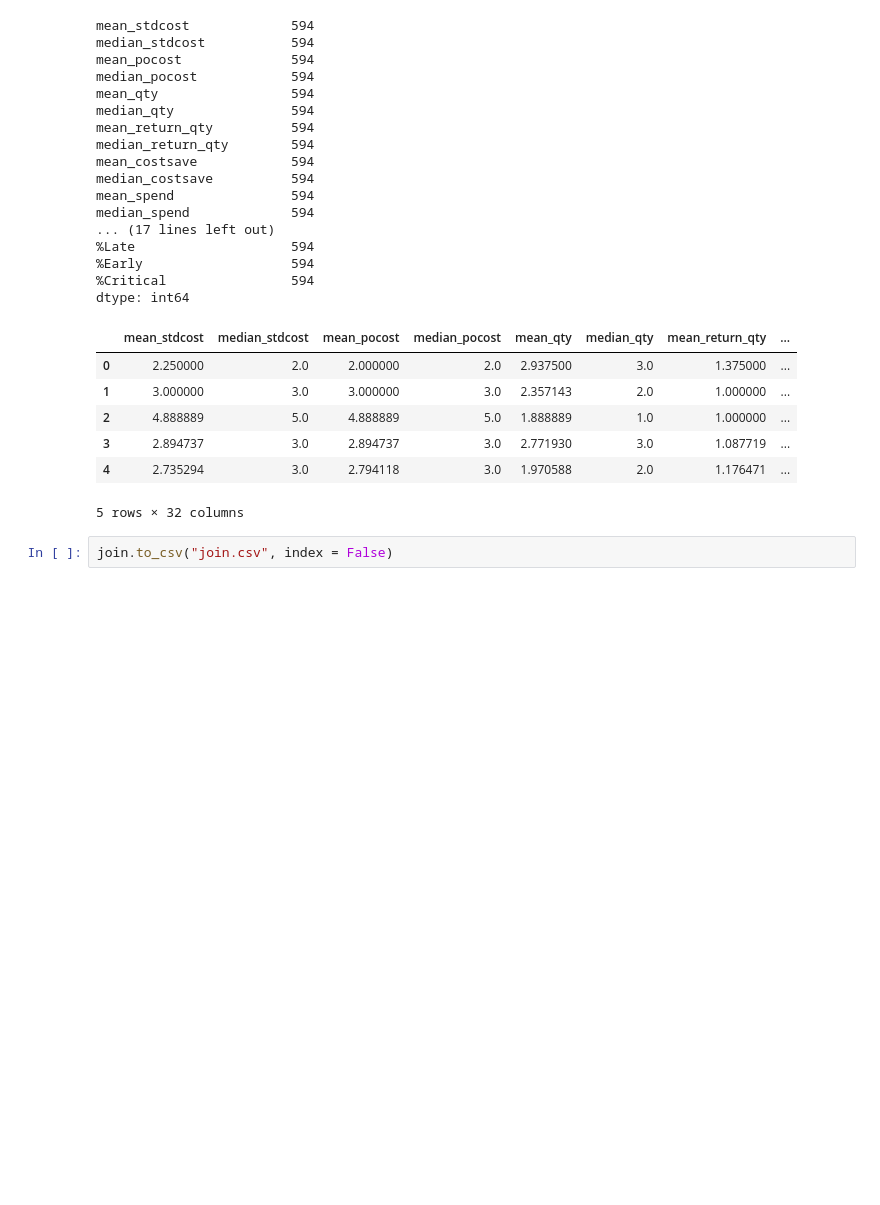
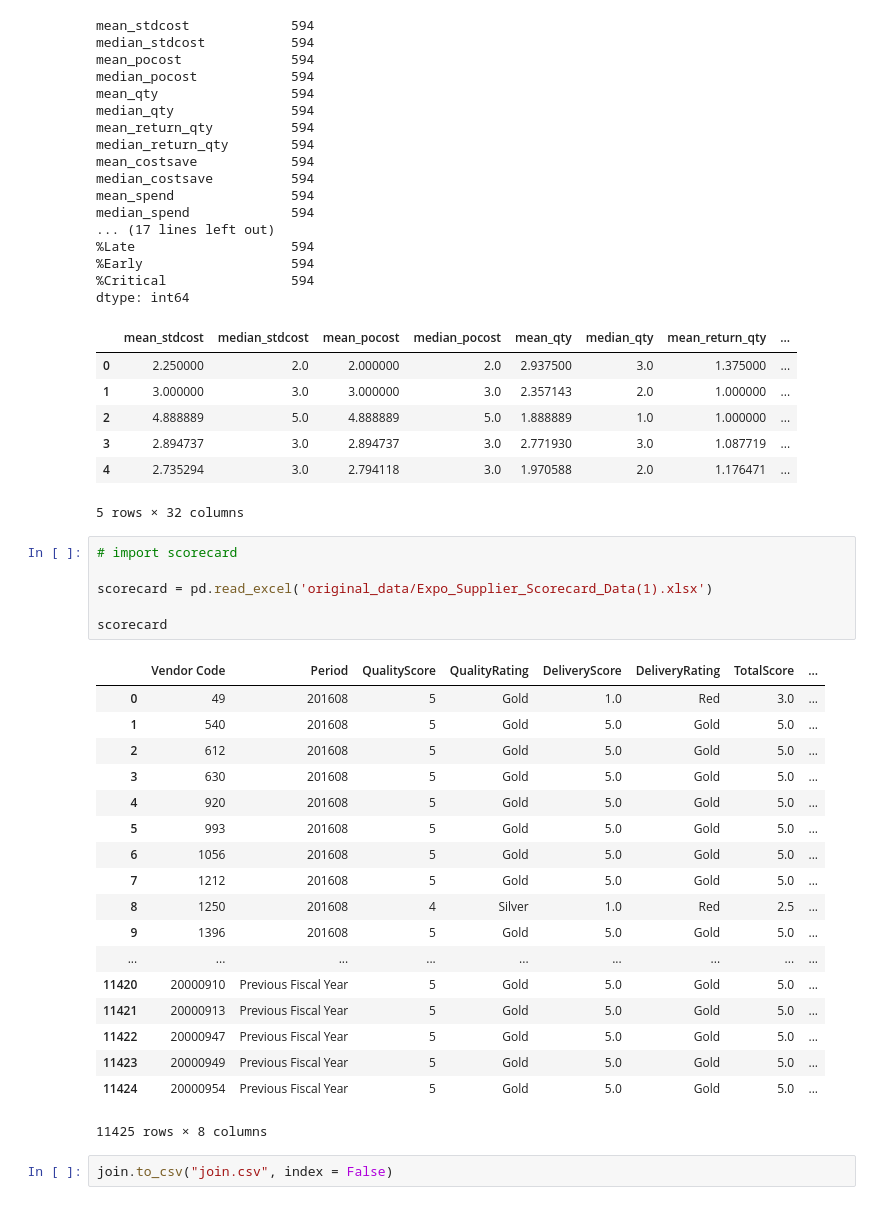
Before and after one commit to gnaven/Harris_Risk_Analysis, a Jupyter notebook: Harris Data/new_data/data_prep.ipynb, the cells around one changed output. Drawn from its saved outputs; the diff is of its cells as text; blank space fills up the shorter version.

```diff
--- a/Harris Data/new_data/data_prep.ipynb
+++ b/Harris Data/new_data/data_prep.ipynb
@@ -440,5 +440,30 @@ dtype: int64
 | 3 | 2.894737 | 3.0 | 2.894737 | 3.0 | 2.771930 | 3.0 | 1.087719 | ... |
 | 4 | 2.735294 | 3.0 | 2.794118 | 3.0 | 1.970588 | 2.0 | 1.176471 | ... |
 5 rows × 32 columns
+# %%
+# import scorecard
+
+scorecard = pd.read_excel('original_data/Expo_Supplier_Scorecard_Data(1).xlsx')
+
+scorecard
+# %% [output]
+|  | Vendor Code | Period | QualityScore | QualityRating | DeliveryScore | DeliveryRating | TotalScore | ... |
+| 0 | 49 | 201608 | 5 | Gold | 1.0 | Red | 3.0 | ... |
+| 1 | 540 | 201608 | 5 | Gold | 5.0 | Gold | 5.0 | ... |
+| 2 | 612 | 201608 | 5 | Gold | 5.0 | Gold | 5.0 | ... |
+| 3 | 630 | 201608 | 5 | Gold | 5.0 | Gold | 5.0 | ... |
+| 4 | 920 | 201608 | 5 | Gold | 5.0 | Gold | 5.0 | ... |
+| 5 | 993 | 201608 | 5 | Gold | 5.0 | Gold | 5.0 | ... |
+| 6 | 1056 | 201608 | 5 | Gold | 5.0 | Gold | 5.0 | ... |
+| 7 | 1212 | 201608 | 5 | Gold | 5.0 | Gold | 5.0 | ... |
+| 8 | 1250 | 201608 | 4 | Silver | 1.0 | Red | 2.5 | ... |
+| 9 | 1396 | 201608 | 5 | Gold | 5.0 | Gold | 5.0 | ... |
+| ... | ... | ... | ... | ... | ... | ... | ... | ... |
+| 11420 | 20000910 | Previous Fiscal Year | 5 | Gold | 5.0 | Gold | 5.0 | ... |
+| 11421 | 20000913 | Previous Fiscal Year | 5 | Gold | 5.0 | Gold | 5.0 | ... |
+| 11422 | 20000947 | Previous Fiscal Year | 5 | Gold | 5.0 | Gold | 5.0 | ... |
+| 11423 | 20000949 | Previous Fiscal Year | 5 | Gold | 5.0 | Gold | 5.0 | ... |
+| 11424 | 20000954 | Previous Fiscal Year | 5 | Gold | 5.0 | Gold | 5.0 | ... |
+11425 rows × 8 columns
 # %%
 join.to_csv("join.csv", index = False)
```
Also changed, not shown: parts of 4 cells of this notebook, 1 other file.
